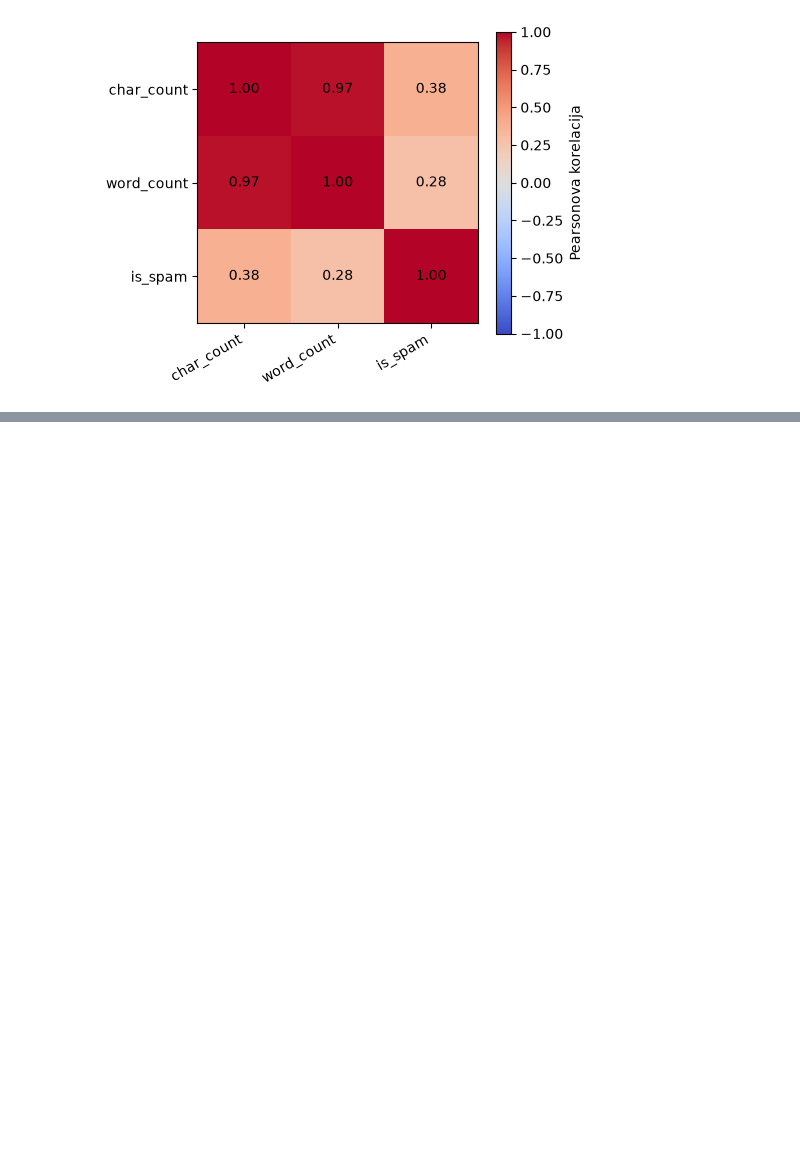
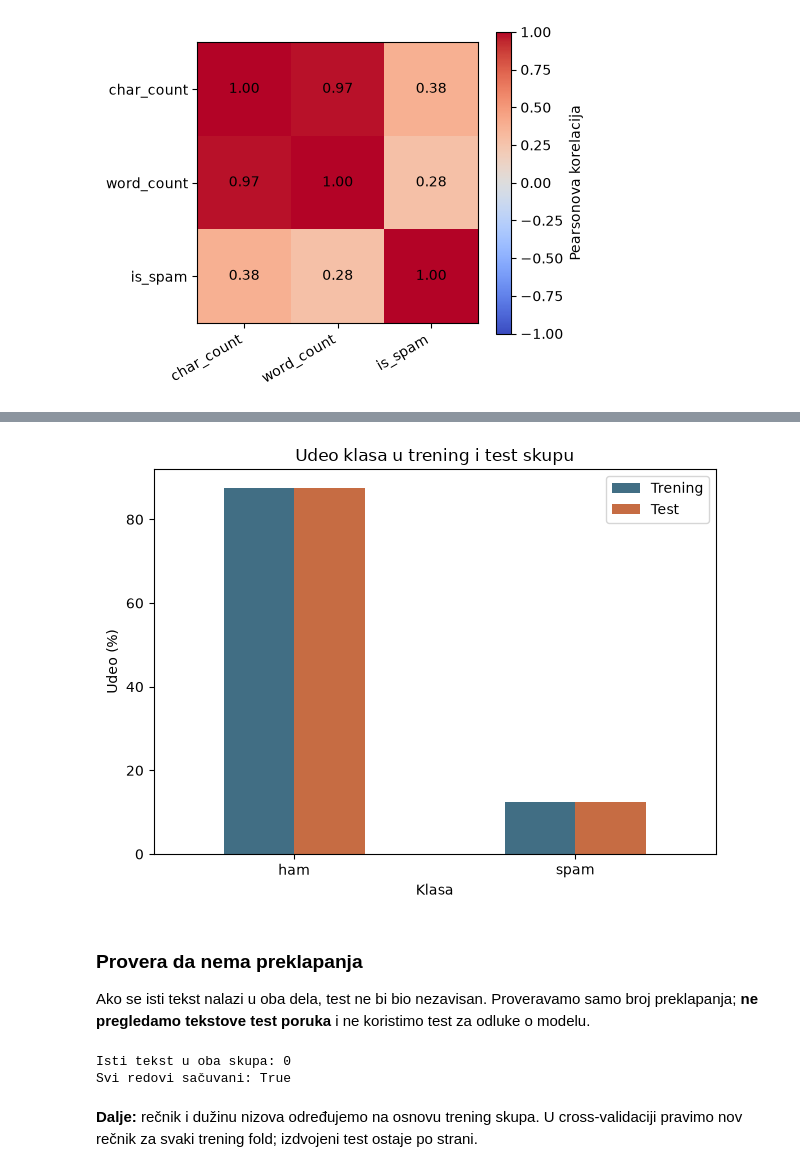
Before and after one commit to bogdanm01/SMS-Spam-Detection, a Jupyter notebook: notebooks/01_data_analysis.ipynb, the cells around one changed output, grey strips where cells are left out. Drawn from its saved outputs; the diff is of its cells as text; code cells hidden in the pictures; blank space fills up the shorter version.

Commit message:
Implement model and compact notebooks

```diff
--- a/notebooks/02_eda_preprocessing.ipynb
+++ b/notebooks/01_data_analysis.ipynb
@@ -136,0 +203,5 @@ Ovaj skup još nije podeljen na trening i test. U narednom koraku napravićemo i
+# %%
+from src.split_data import RANDOM_SEED, TEST_FRACTION, split_sms
+
+train, test = split_sms(clean)
+print("Ukupno:", len(clean), "Trening:", len(train), "Test:", len(test))
@@ -136,0 +214,9 @@ Ovaj skup još nije podeljen na trening i test. U narednom koraku napravićemo i
+# %%
+print('Udeo testa:', TEST_FRACTION, 'Nasumično seme:', RANDOM_SEED)
+summary = pd.DataFrame({
+    'trening_broj': train['label'].value_counts(),
+    'trening_%': train['label'].value_counts(normalize=True).mul(100).round(2),
+    'test_broj': test['label'].value_counts(),
+    'test_%': test['label'].value_counts(normalize=True).mul(100).round(2),
+}).reindex(['ham', 'spam'])
+summary
@@ -136,0 +229,23 @@ Ovaj skup još nije podeljen na trening i test. U narednom koraku napravićemo i
+# %%
+ax = summary[['trening_%', 'test_%']].plot.bar(rot=0, color=['#416e84', '#c66c43'])
+ax.set(title='Udeo klasa u trening i test skupu', xlabel='Klasa', ylabel='Udeo (%)')
+ax.legend(['Trening', 'Test'])
+plt.tight_layout()
+plt.show()
+# %% [output]
+[figure, added]
+# %% [markdown]
+### Provera da nema preklapanja
+
+Ako se isti tekst nalazi u oba dela, test ne bi bio nezavisan. Proveravamo samo broj preklapanja; **ne pregledamo tekstove test poruka** i ne koristimo test za odluke o modelu.
+# %%
+overlap = set(train['text']) & set(test['text'])
+print('Isti tekst u oba skupa:', len(overlap))
+print('Svi redovi sačuvani:', len(train) + len(test) == len(clean))
+assert not overlap
+assert len(train) + len(test) == len(clean)
+# %% [output]
+Isti tekst u oba skupa: 0
+Svi redovi sačuvani: True
+# %% [markdown]
+**Dalje:** rečnik i dužinu nizova određujemo na osnovu trening skupa. U cross-validaciji pravimo nov rečnik za svaki trening fold; izdvojeni test ostaje po strani.
```
Also changed, not shown: parts of 19 cells of this notebook, 8 other files.
